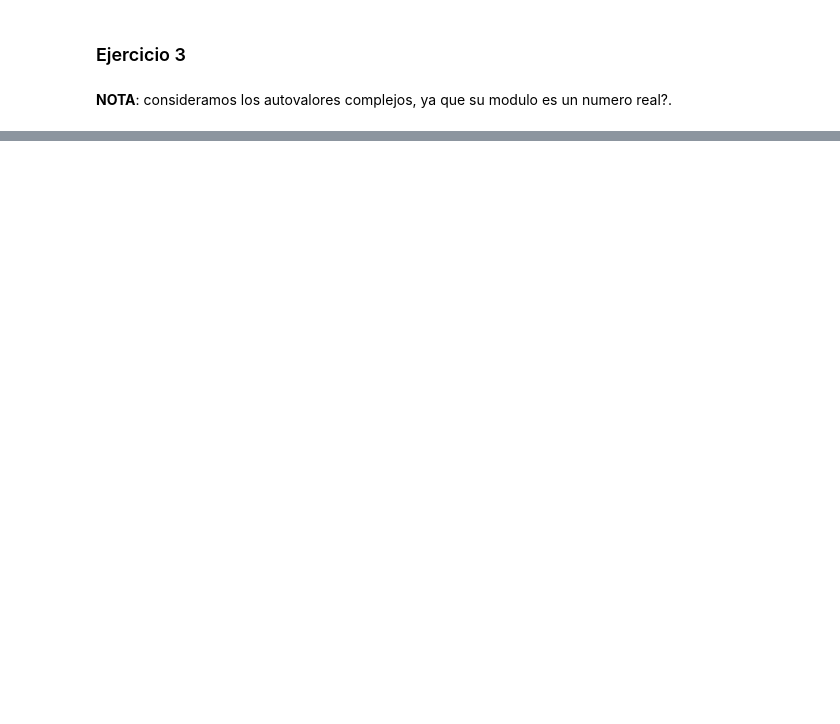
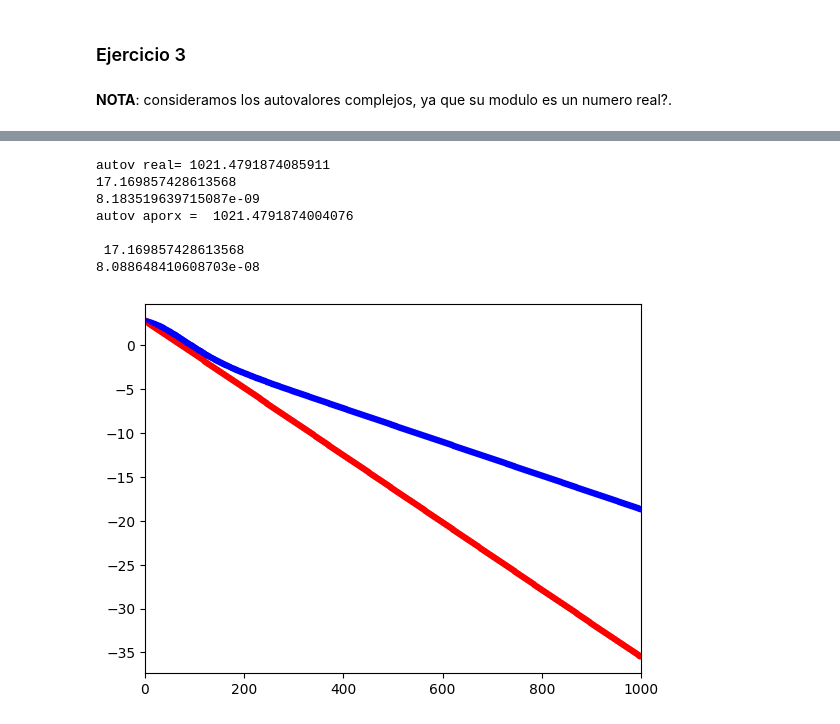
Before and after one commit to arielbakal/AlgebraLinealComputacional_UBA_FCEN, a Jupyter notebook: laboratorio/TP1/TP1.ipynb, the cells around one changed output, grey strips where cells are left out. Drawn from its saved outputs; the diff is of its cells as text; code cells hidden in the pictures; blank space fills up the shorter version.

```diff
--- a/laboratorio/TP1/TP1.ipynb
+++ b/laboratorio/TP1/TP1.ipynb
@@ -247,0 +278,11 @@ error_aprox_autov(B,100)
+# %%
+error_aprox_autov(D,1000)
+# %% [output]
+autov real= 1021.4791874085911
+17.169857428613568
+8.183519639715087e-09
+autov aporx =  1021.4791874004076
+
+ 17.169857428613568
+8.088648410608703e-08
+[figure, added]
```
Also changed, not shown: parts of 11 cells of this notebook.
